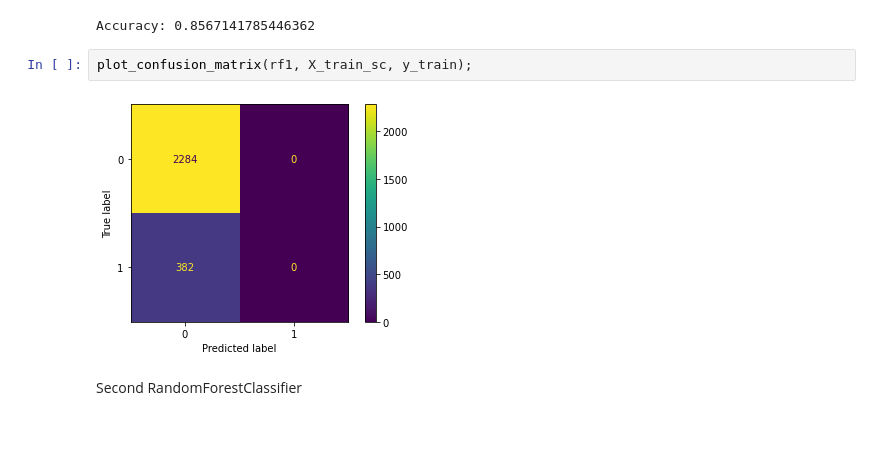
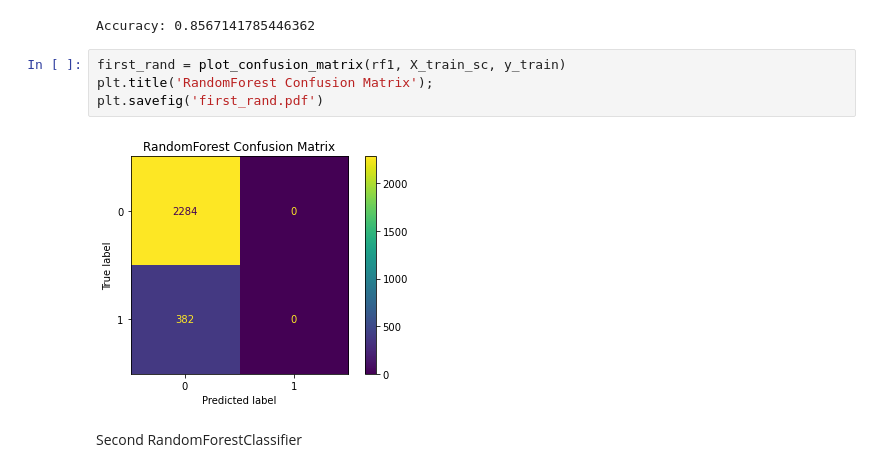
Before and after one commit to oklena/SyriaTel_Customer_Churn, a Jupyter notebook: notebooks/eda/Ali_EDA.ipynb, the cells around one changed output. Cells and saved outputs as stored; diff of their text form; blank space fills up the shorter version.

```diff
--- a/notebooks/eda/Ali_EDA.ipynb
+++ b/notebooks/eda/Ali_EDA.ipynb
@@ -322,10 +325,12 @@ y_pred=rf1.predict(X_train_sc)
 print("Accuracy:",metrics.accuracy_score(y_train, y_pred))
 # %% [output]
 Accuracy: 0.8567141785446362
-# %%
-plot_confusion_matrix(rf1, X_train_sc, y_train);
-# %% [output]
-[figure, removed]
+# %%
+first_rand = plot_confusion_matrix(rf1, X_train_sc, y_train)
+plt.title('RandomForest Confusion Matrix');
+plt.savefig('first_rand.pdf')
+# %% [output]
+[figure, added]
 # %% [markdown]
 Second RandomForestClassifier
 # %%
```
Also changed, not shown: parts of 18 cells of this notebook, 15 other files.
